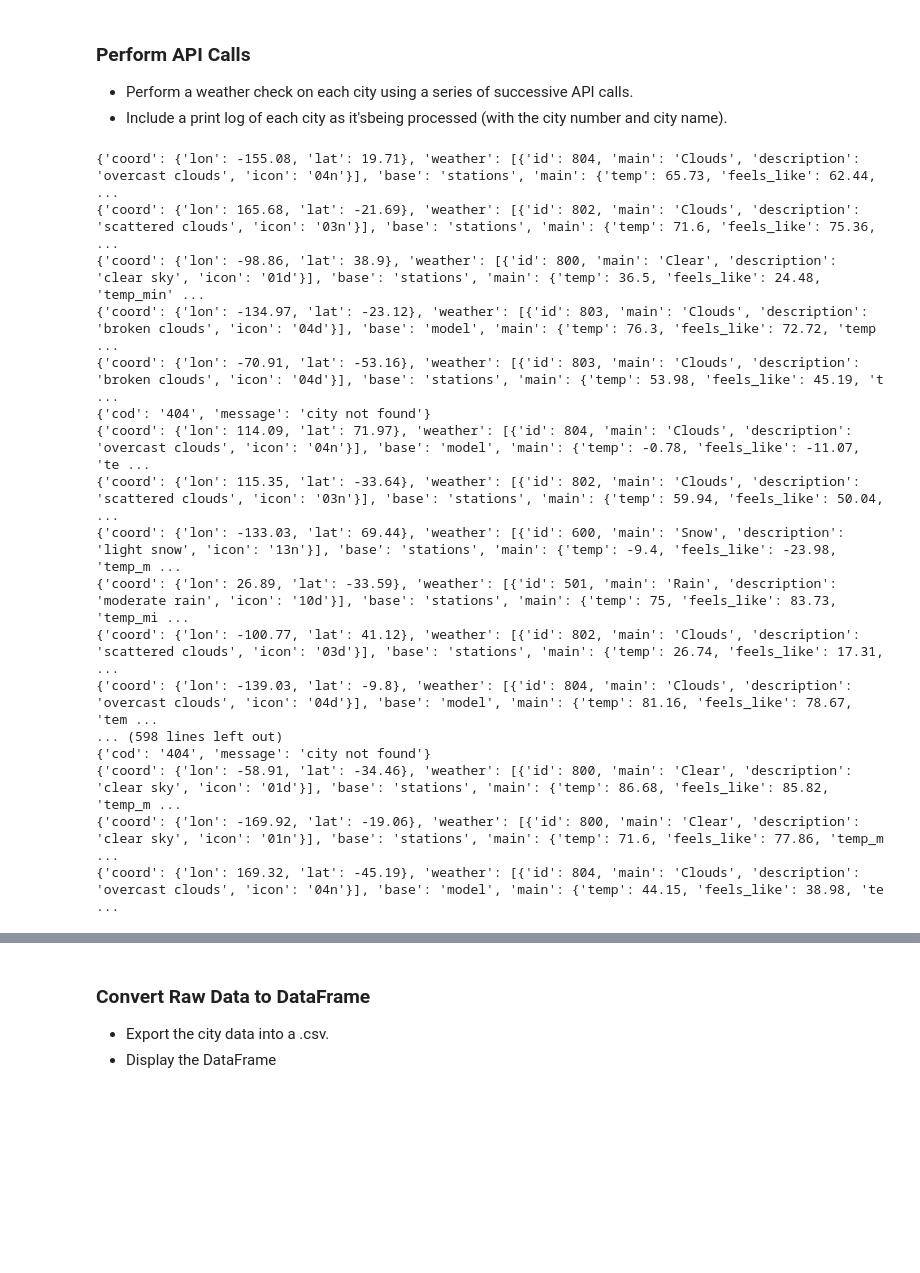
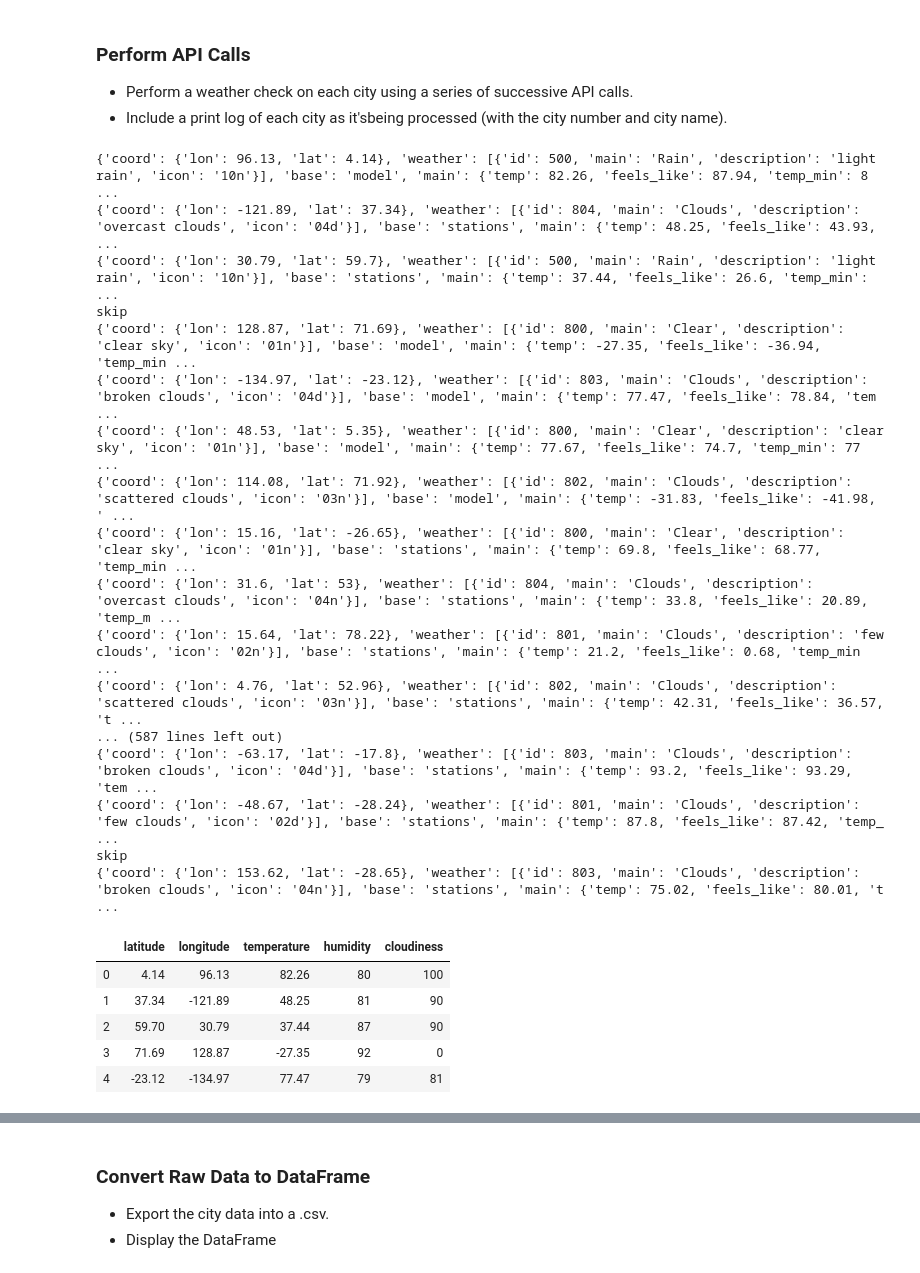
Before and after one commit to Dstoohey/Python-API, a Jupyter notebook: starter_code/WeatherPy.ipynb, the cells around one changed output, grey strips where cells are left out. Saved outputs shown, nothing was run; the diff lists cells and outputs as text; code cells hidden in the pictures; blank space fills up the shorter version.

```diff
--- a/starter_code/WeatherPy.ipynb
+++ b/starter_code/WeatherPy.ipynb
@@ -82,25 +82,44 @@ for x in cities:
     try:
         api_url = url+"&q="+x
         result = requests.get(api_url).json()
+        latitude = result["coord"]["lat"]
+        longitude = result["coord"]["lon"]
+        temperature = result["main"]["temp"]
+        humidity = result["main"]["humidity"]
+        cloudiness = result["clouds"]["all"]
+
+
+        city_info.append({"latitude" : latitude, "longitude" : longitude, "temperature" : temperature,
+                          "humidity" : humidity, "cloudiness" : cloudiness})
+        time.sleep(1)
         print(result)
     except:
         print("skip")
-        drop
 # %% [output]
-{'coord': {'lon': -155.08, 'lat': 19.71}, 'weather': [{'id': 804, 'main': 'Clouds', 'description': 'overcast clouds', 'icon': '04n'}], 'base': 'stations', 'main': {'temp': 65.73, 'feels_like': 62.44,  ...
-{'coord': {'lon': 165.68, 'lat': -21.69}, 'weather': [{'id': 802, 'main': 'Clouds', 'description': 'scattered clouds', 'icon': '03n'}], 'base': 'stations', 'main': {'temp': 71.6, 'feels_like': 75.36,  ...
-{'coord': {'lon': -98.86, 'lat': 38.9}, 'weather': [{'id': 800, 'main': 'Clear', 'description': 'clear sky', 'icon': '01d'}], 'base': 'stations', 'main': {'temp': 36.5, 'feels_like': 24.48, 'temp_min' ...
-{'coord': {'lon': -134.97, 'lat': -23.12}, 'weather': [{'id': 803, 'main': 'Clouds', 'description': 'broken clouds', 'icon': '04d'}], 'base': 'model', 'main': {'temp': 76.3, 'feels_like': 72.72, 'temp ...
-{'coord': {'lon': -70.91, 'lat': -53.16}, 'weather': [{'id': 803, 'main': 'Clouds', 'description': 'broken clouds', 'icon': '04d'}], 'base': 'stations', 'main': {'temp': 53.98, 'feels_like': 45.19, 't ...
-{'cod': '404', 'message': 'city not found'}
-{'coord': {'lon': 114.09, 'lat': 71.97}, 'weather': [{'id': 804, 'main': 'Clouds', 'description': 'overcast clouds', 'icon': '04n'}], 'base': 'model', 'main': {'temp': -0.78, 'feels_like': -11.07, 'te ...
-{'coord': {'lon': 115.35, 'lat': -33.64}, 'weather': [{'id': 802, 'main': 'Clouds', 'description': 'scattered clouds', 'icon': '03n'}], 'base': 'stations', 'main': {'temp': 59.94, 'feels_like': 50.04, ...
-{'coord': {'lon': -133.03, 'lat': 69.44}, 'weather': [{'id': 600, 'main': 'Snow', 'description': 'light snow', 'icon': '13n'}], 'base': 'stations', 'main': {'temp': -9.4, 'feels_like': -23.98, 'temp_m ...
-{'coord': {'lon': 26.89, 'lat': -33.59}, 'weather': [{'id': 501, 'main': 'Rain', 'description': 'moderate rain', 'icon': '10d'}], 'base': 'stations', 'main': {'temp': 75, 'feels_like': 83.73, 'temp_mi ...
-{'coord': {'lon': -100.77, 'lat': 41.12}, 'weather': [{'id': 802, 'main': 'Clouds', 'description': 'scattered clouds', 'icon': '03d'}], 'base': 'stations', 'main': {'temp': 26.74, 'feels_like': 17.31, ...
-{'coord': {'lon': -139.03, 'lat': -9.8}, 'weather': [{'id': 804, 'main': 'Clouds', 'description': 'overcast clouds', 'icon': '04d'}], 'base': 'model', 'main': {'temp': 81.16, 'feels_like': 78.67, 'tem ...
-... (598 lines left out)
-{'cod': '404', 'message': 'city not found'}
-{'coord': {'lon': -58.91, 'lat': -34.46}, 'weather': [{'id': 800, 'main': 'Clear', 'description': 'clear sky', 'icon': '01d'}], 'base': 'stations', 'main': {'temp': 86.68, 'feels_like': 85.82, 'temp_m ...
-{'coord': {'lon': -169.92, 'lat': -19.06}, 'weather': [{'id': 800, 'main': 'Clear', 'description': 'clear sky', 'icon': '01n'}], 'base': 'stations', 'main': {'temp': 71.6, 'feels_like': 77.86, 'temp_m ...
-{'coord': {'lon': 169.32, 'lat': -45.19}, 'weather': [{'id': 804, 'main': 'Clouds', 'description': 'overcast clouds', 'icon': '04n'}], 'base': 'model', 'main': {'temp': 44.15, 'feels_like': 38.98, 'te ...
+{'coord': {'lon': 96.13, 'lat': 4.14}, 'weather': [{'id': 500, 'main': 'Rain', 'description': 'light rain', 'icon': '10n'}], 'base': 'model', 'main': {'temp': 82.26, 'feels_like': 87.94, 'temp_min': 8 ...
+{'coord': {'lon': -121.89, 'lat': 37.34}, 'weather': [{'id': 804, 'main': 'Clouds', 'description': 'overcast clouds', 'icon': '04d'}], 'base': 'stations', 'main': {'temp': 48.25, 'feels_like': 43.93,  ...
+{'coord': {'lon': 30.79, 'lat': 59.7}, 'weather': [{'id': 500, 'main': 'Rain', 'description': 'light rain', 'icon': '10n'}], 'base': 'stations', 'main': {'temp': 37.44, 'feels_like': 26.6, 'temp_min': ...
+skip
+{'coord': {'lon': 128.87, 'lat': 71.69}, 'weather': [{'id': 800, 'main': 'Clear', 'description': 'clear sky', 'icon': '01n'}], 'base': 'model', 'main': {'temp': -27.35, 'feels_like': -36.94, 'temp_min ...
+{'coord': {'lon': -134.97, 'lat': -23.12}, 'weather': [{'id': 803, 'main': 'Clouds', 'description': 'broken clouds', 'icon': '04d'}], 'base': 'model', 'main': {'temp': 77.47, 'feels_like': 78.84, 'tem ...
+{'coord': {'lon': 48.53, 'lat': 5.35}, 'weather': [{'id': 800, 'main': 'Clear', 'description': 'clear sky', 'icon': '01n'}], 'base': 'model', 'main': {'temp': 77.67, 'feels_like': 74.7, 'temp_min': 77 ...
+{'coord': {'lon': 114.08, 'lat': 71.92}, 'weather': [{'id': 802, 'main': 'Clouds', 'description': 'scattered clouds', 'icon': '03n'}], 'base': 'model', 'main': {'temp': -31.83, 'feels_like': -41.98, ' ...
+{'coord': {'lon': 15.16, 'lat': -26.65}, 'weather': [{'id': 800, 'main': 'Clear', 'description': 'clear sky', 'icon': '01n'}], 'base': 'stations', 'main': {'temp': 69.8, 'feels_like': 68.77, 'temp_min ...
+{'coord': {'lon': 31.6, 'lat': 53}, 'weather': [{'id': 804, 'main': 'Clouds', 'description': 'overcast clouds', 'icon': '04n'}], 'base': 'stations', 'main': {'temp': 33.8, 'feels_like': 20.89, 'temp_m ...
+{'coord': {'lon': 15.64, 'lat': 78.22}, 'weather': [{'id': 801, 'main': 'Clouds', 'description': 'few clouds', 'icon': '02n'}], 'base': 'stations', 'main': {'temp': 21.2, 'feels_like': 0.68, 'temp_min ...
+{'coord': {'lon': 4.76, 'lat': 52.96}, 'weather': [{'id': 802, 'main': 'Clouds', 'description': 'scattered clouds', 'icon': '03n'}], 'base': 'stations', 'main': {'temp': 42.31, 'feels_like': 36.57, 't ...
+... (587 lines left out)
+{'coord': {'lon': -63.17, 'lat': -17.8}, 'weather': [{'id': 803, 'main': 'Clouds', 'description': 'broken clouds', 'icon': '04d'}], 'base': 'stations', 'main': {'temp': 93.2, 'feels_like': 93.29, 'tem ...
+{'coord': {'lon': -48.67, 'lat': -28.24}, 'weather': [{'id': 801, 'main': 'Clouds', 'description': 'few clouds', 'icon': '02d'}], 'base': 'stations', 'main': {'temp': 87.8, 'feels_like': 87.42, 'temp_ ...
+skip
+{'coord': {'lon': 153.62, 'lat': -28.65}, 'weather': [{'id': 803, 'main': 'Clouds', 'description': 'broken clouds', 'icon': '04n'}], 'base': 'stations', 'main': {'temp': 75.02, 'feels_like': 80.01, 't ...
+# %%
+city_info_df = pd.DataFrame(city_info)
+city_info_df.head()
+# %% [output]
+|  | latitude | longitude | temperature | humidity | cloudiness |
+| 0 | 4.14 | 96.13 | 82.26 | 80 | 100 |
+| 1 | 37.34 | -121.89 | 48.25 | 81 | 90 |
+| 2 | 59.70 | 30.79 | 37.44 | 87 | 90 |
+| 3 | 71.69 | 128.87 | -27.35 | 92 | 0 |
+| 4 | -23.12 | -134.97 | 77.47 | 79 | 81 |
```
Also changed, not shown: parts of 6 cells of this notebook, 4 other files.
